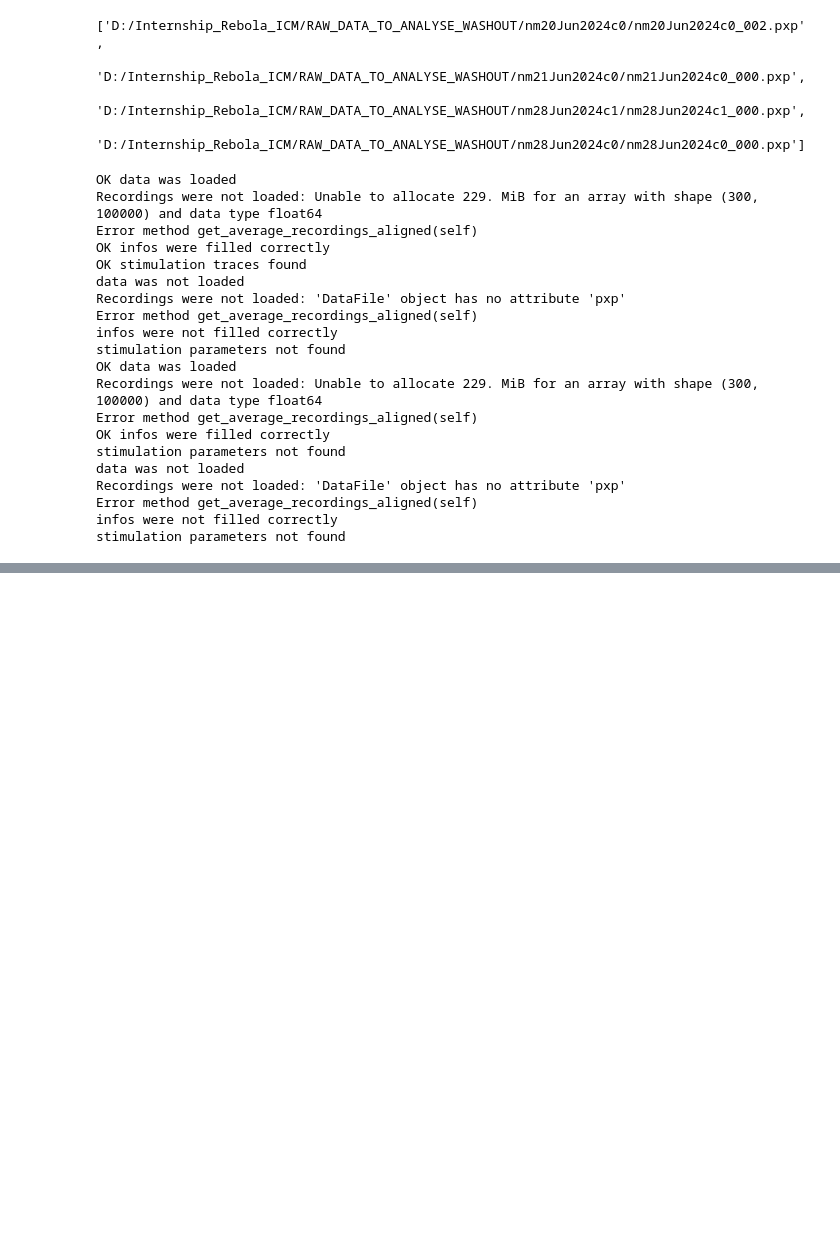
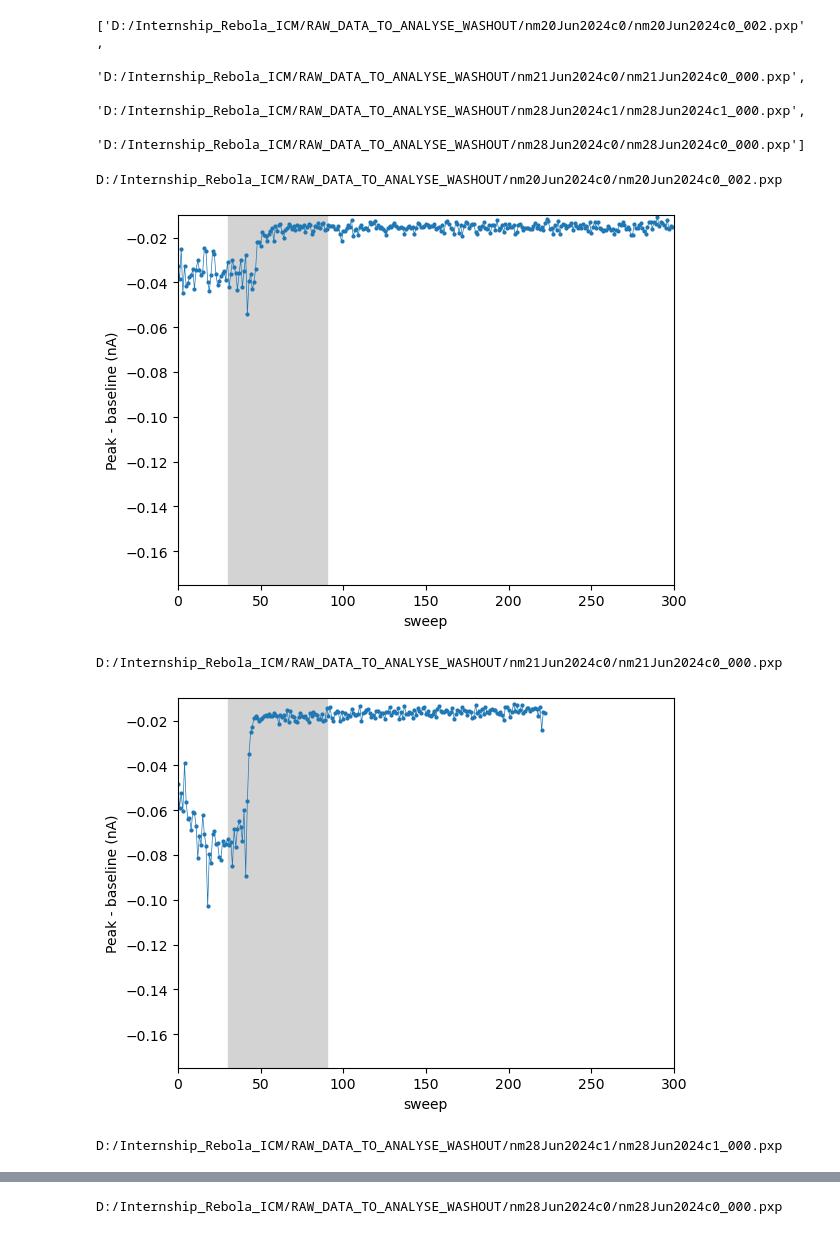
Before and after one commit to LauraGonzalez2000/Intracellular_recording, a Jupyter notebook: src/washout_experiment.ipynb, the cells around one changed output, grey strips where cells are left out. Drawn from its saved outputs; the diff is of its cells as text; code cells hidden in the pictures; blank space fills up the shorter version.

```diff
--- a/src/washout_experiment.ipynb
+++ b/src/washout_experiment.ipynb
@@ -37,3 +13,0 @@ dict_keys(['K0', 'K1', 'K2', 'K3', 'K4', 'K5', 'K6', 'K7', 'K8', 'K9', 'K10', 'K
-# %%
-recording = Data[b'RecordA250'].wave['wave']['wData']
-plt.plot(recording)
@@ -53,3 +13,0 @@ print(avg_baseline)
-# %%
-recording_roi = recording[61000:65000]
-min = np.min(recording_roi)
@@ -90,30 +91,38 @@ files
  'D:/Internship_Rebola_ICM/RAW_DATA_TO_ANALYSE_WASHOUT/nm21Jun2024c0/nm21Jun2024c0_000.pxp',
  'D:/Internship_Rebola_ICM/RAW_DATA_TO_ANALYSE_WASHOUT/nm28Jun2024c1/nm28Jun2024c1_000.pxp',
  'D:/Internship_Rebola_ICM/RAW_DATA_TO_ANALYSE_WASHOUT/nm28Jun2024c0/nm28Jun2024c0_000.pxp']
-# %%
-for file in files:
-    try:
-        datafile = DataFile(file)
-    except Exception as e:
-        print(f"Error analysing this file : {e}")
-# %% [output]
-OK data was loaded
-Recordings were not loaded: Unable to allocate 229. MiB for an array with shape (300, 100000) and data type float64
-Error method get_average_recordings_aligned(self)
-OK infos were filled correctly
-OK stimulation traces found
-data was not loaded
-Recordings were not loaded: 'DataFile' object has no attribute 'pxp'
-Error method get_average_recordings_aligned(self)
-infos were not filled correctly
-stimulation parameters not found
-OK data was loaded
-Recordings were not loaded: Unable to allocate 229. MiB for an array with shape (300, 100000) and data type float64
-Error method get_average_recordings_aligned(self)
-OK infos were filled correctly
-stimulation parameters not found
-data was not loaded
-Recordings were not loaded: 'DataFile' object has no attribute 'pxp'
-Error method get_average_recordings_aligned(self)
-infos were not filled correctly
-stimulation parameters not found
+# %%
+for file in files:
+    try:
+        print(file)
+        datafile = loadpxp(file)
+        recordings = get_recordings(datafile)
+
+        diffs = []
+        for recording in recordings:
+            diff = find_diff(recording)
+            if diff>-0.17 :
+                diffs.append(diff)
+
+        fig, ax = plt.subplots()
+        ax.plot(diffs, marker = "o", linewidth = 0.5, markersize=2 )
+        ax.set_xlim(0,300)
+        ax.set_ylim(-0.175, -0.01)
+        ax.set_ylabel("Peak - baseline (nA)")
+        ax.set_xlabel("sweep")
+
+        #plt.axvline(x=30, color = "lightgrey")
+        #plt.axvline(x=90, color = "lightgrey")
+        ax.axvspan(30, 90, color='lightgrey')
+
+
+        plt.show()
+
+    except Exception as e:
+        print(f"Error analysing this file : {e}")
+# %% [output]
+D:/Internship_Rebola_ICM/RAW_DATA_TO_ANALYSE_WASHOUT/nm20Jun2024c0/nm20Jun2024c0_002.pxp
+[figure, added]
+D:/Internship_Rebola_ICM/RAW_DATA_TO_ANALYSE_WASHOUT/nm21Jun2024c0/nm21Jun2024c0_000.pxp
+[figure, added]
+D:/Internship_Rebola_ICM/RAW_DATA_TO_ANALYSE_WASHOUT/nm28Jun2024c1/nm28Jun2024c1_000.pxp
@@ -119,0 +130 @@ stimulation parameters not found
+D:/Internship_Rebola_ICM/RAW_DATA_TO_ANALYSE_WASHOUT/nm28Jun2024c0/nm28Jun2024c0_000.pxp
```
Also changed, not shown: parts of 25 cells of this notebook.
